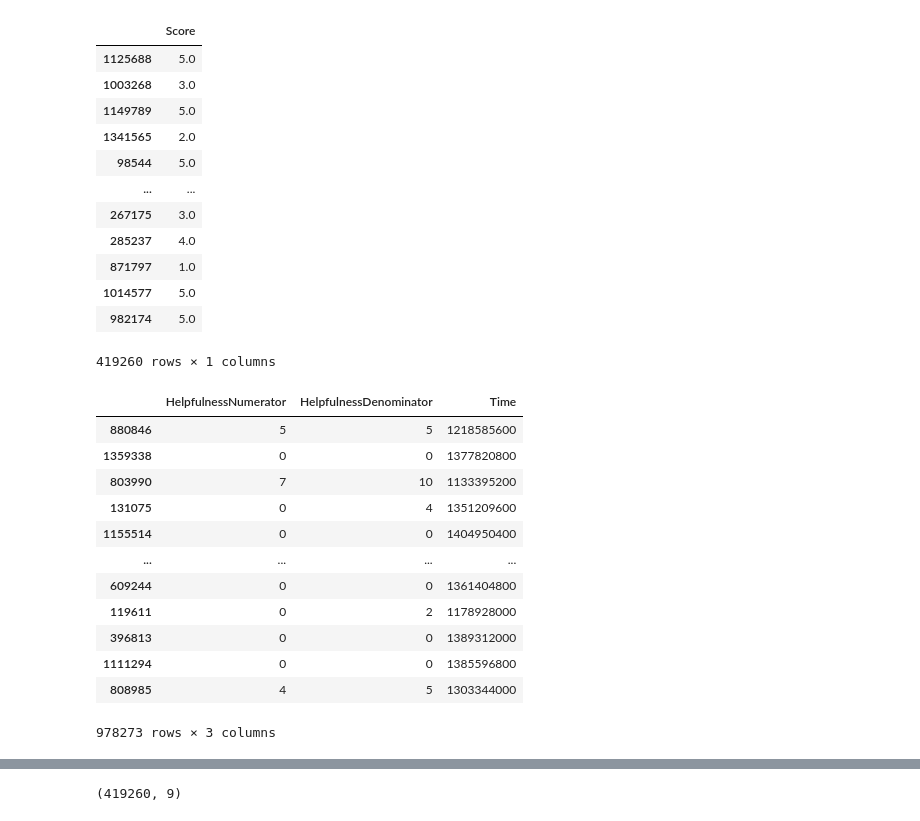
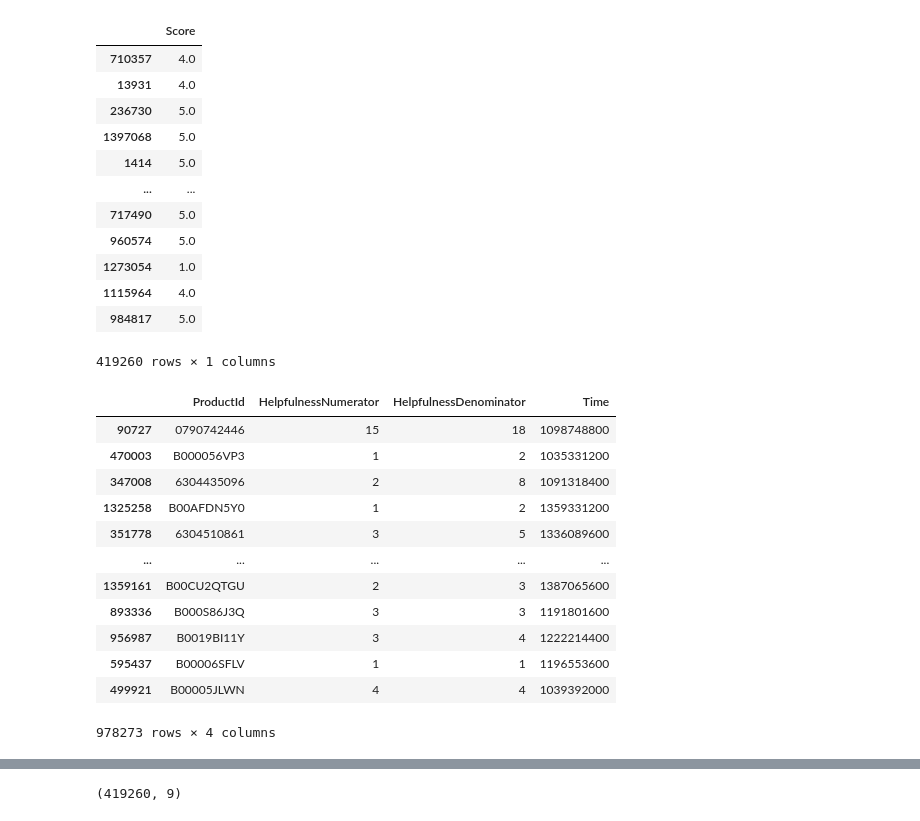
Before and after one commit to gabeklavans/CS506-Fall2020, a Jupyter notebook: 08-midterm/midterm.ipynb, the cells around one changed output, grey strips where cells are left out. Drawn from its saved outputs; the diff is of its cells as text; code cells hidden in the pictures.

```diff
--- a/08-midterm/midterm.ipynb
+++ b/08-midterm/midterm.ipynb
@@ -7,38 +10,43 @@ X = pd.read_csv("./data/X_train.csv")
 Y = pd.DataFrame(X['Score'])
 X = X.drop(columns=['Score'])
 x_train, x_test, y_train, y_test = train_test_split(X, Y, test_size=0.3)
+# %%
+x_train = pd.DataFrame(x_train)
+x_test = pd.DataFrame(x_test)
+y_train = pd.DataFrame(y_train)
+y_test = pd.DataFrame(y_test)
 # %%
 y_test
 # %% [output]
 |  | Score |
-| 1125688 | 5.0 |
-| 1003268 | 3.0 |
-| 1149789 | 5.0 |
-| 1341565 | 2.0 |
-| 98544 | 5.0 |
+| 710357 | 4.0 |
+| 13931 | 4.0 |
+| 236730 | 5.0 |
+| 1397068 | 5.0 |
+| 1414 | 5.0 |
 | ... | ... |
-| 267175 | 3.0 |
-| 285237 | 4.0 |
-| 871797 | 1.0 |
-| 1014577 | 5.0 |
-| 982174 | 5.0 |
+| 717490 | 5.0 |
+| 960574 | 5.0 |
+| 1273054 | 1.0 |
+| 1115964 | 4.0 |
+| 984817 | 5.0 |
 419260 rows × 1 columns
 # %%
-x_train_features = x_train.drop(columns=['Id', 'ProductId', 'UserId', 'Text', 'Summary'])
-x_test_features = x_test.drop(columns=['Id', 'ProductId', 'UserId', 'Text', 'Summary'])
+x_train_features = x_train.drop(columns=['Id', 'UserId', 'Text', 'Summary'])
+x_test_features = x_test.drop(columns=['Id', 'UserId', 'Text', 'Summary'])
 
 x_train_features
 # %% [output]
-|  | HelpfulnessNumerator | HelpfulnessDenominator | Time |
-| 880846 | 5 | 5 | 1218585600 |
-| 1359338 | 0 | 0 | 1377820800 |
-| 803990 | 7 | 10 | 1133395200 |
-| 131075 | 0 | 4 | 1351209600 |
-| 1155514 | 0 | 0 | 1404950400 |
-| ... | ... | ... | ... |
-| 609244 | 0 | 0 | 1361404800 |
-| 119611 | 0 | 2 | 1178928000 |
-| 396813 | 0 | 0 | 1389312000 |
-| 1111294 | 0 | 0 | 1385596800 |
-| 808985 | 4 | 5 | 1303344000 |
+|  | ProductId | HelpfulnessNumerator | HelpfulnessDenominator | Time |
+| 90727 | 0790742446 | 15 | 18 | 1098748800 |
+| 470003 | B000056VP3 | 1 | 2 | 1035331200 |
+| 347008 | 6304435096 | 2 | 8 | 1091318400 |
+| 1325258 | B00AFDN5Y0 | 1 | 2 | 1359331200 |
+| 351778 | 6304510861 | 3 | 5 | 1336089600 |
+| ... | ... | ... | ... | ... |
+| 1359161 | B00CU2QTGU | 2 | 3 | 1387065600 |
+| 893336 | B000S86J3Q | 3 | 3 | 1191801600 |
+| 956987 | B0019BI11Y | 3 | 4 | 1222214400 |
+| 595437 | B00006SFLV | 1 | 1 | 1196553600 |
+| 499921 | B00005JLWN | 4 | 4 | 1039392000 |
-978273 rows × 3 columns
+978273 rows × 4 columns
```
Also changed, not shown: parts of 5 cells of this notebook, 8 other files.
